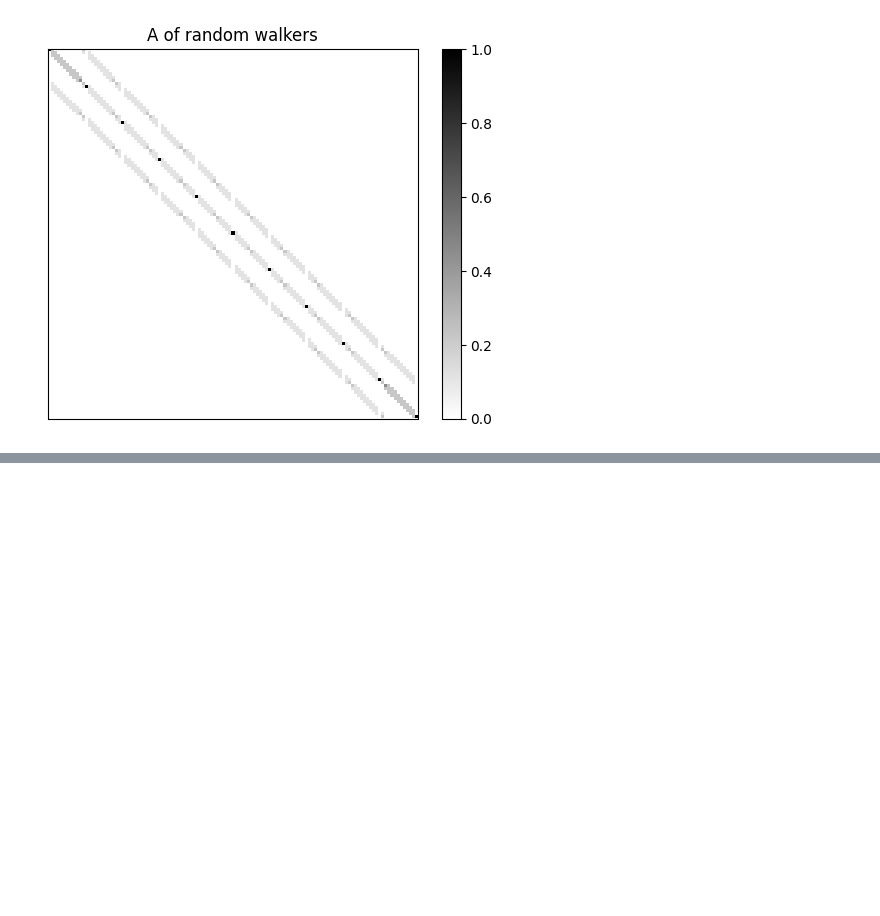
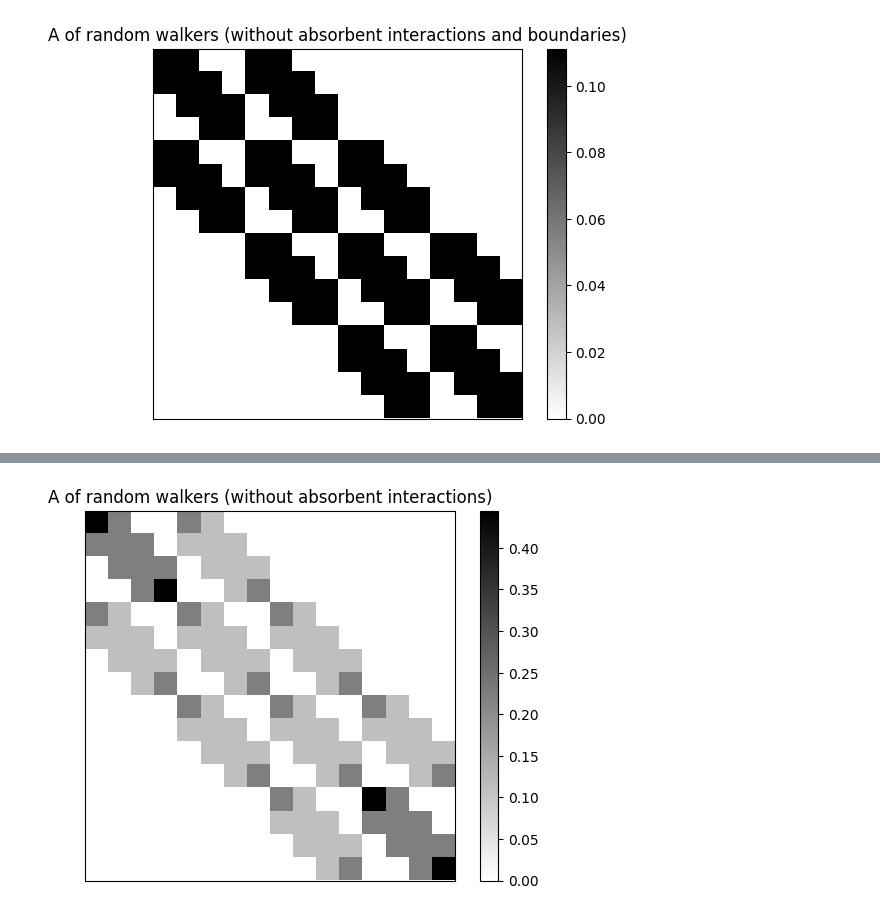
Before and after one commit to Buffoni/smart-walkers, a Jupyter notebook: walkers_energy_and_intelligence.ipynb, the cells around one changed output, grey strips where cells are left out. Saved outputs shown, nothing was run; the diff lists cells and outputs as text; code cells hidden in the pictures; blank space fills up the shorter version.

```diff
--- a/walkers_energy_and_intelligence.ipynb
+++ b/walkers_energy_and_intelligence.ipynb
@@ -1,14 +1,11 @@
 # %%
 import numpy as np
 from matplotlib import pyplot as plt
-from matplotlib import patches as mpatches
 from tqdm.notebook import tqdm
-from scipy.constants import Boltzmann
-from itertools import accumulate
 
-print(f'Costante di Boltzmann {Boltzmann} J/K')
-
-NUMBER_OF_SQUARES = 11
+NUMBER_OF_SQUARES = 4
 NUMBER_OF_GAMES = int(1e3)
 START_POS_ALICE = 1
 START_POS_BOB = NUMBER_OF_SQUARES - 2
+
+np.set_printoptions(formatter={'float': '{: 0.2f}'.format}, linewidth=100)
@@ -57,7 +52,7 @@ class Walker():
     self.memory['my_previous_move'] = my_move
     self.memory['other_walker_previous_position'] = other_position
 
-  def get_probability_tensor(self):
+  def get_policy_tensor(self):
     probability_tensor = np.zeros((self.world_dimension, self.world_dimension, 3))
     for i in range(self.world_dimension):
       for j in range(self.world_dimension):
@@ -234,8 +222,8 @@ for i in tqdm(range(NUMBER_OF_GAMES)):
   bob_rewards.append(bob_reward)
   meeting_squares.append(meeting_square)
 
-  alice_probability_tensor = alice.get_probability_tensor()
-  bob_probability_tensor = bob.get_probability_tensor()
+  alice_probability_tensor = alice.get_policy_tensor()
+  bob_probability_tensor = bob.get_policy_tensor()
 
   alice_entropy, alice_negentropy = calculate_entropy_of_probability_tensor(alice_probability_tensor)
   bob_entropy, bob_negentropy = calculate_entropy_of_probability_tensor(bob_probability_tensor)
@@ -412,31 +378,56 @@ def normlization_check_for_tensor(probability_tensor, tolerance=1e-10):
 # Calculate matrix A for random walkers and Alice with brain
 
 # Random walkers
-alice_random_probability_tensor = alice_random.get_probability_tensor()
-bob_random_probability_tensor = bob_random.get_probability_tensor()
+alice_random_probability_tensor = alice_random.get_policy_tensor()
+bob_random_probability_tensor = bob_random.get_policy_tensor()
 
-print('Probability tensors before imposing boundary conditions:')
-normlization_check_for_tensor(alice_random_probability_tensor)
-normlization_check_for_tensor(bob_random_probability_tensor)
+A_random_no_boundaries = build_matrix_A(alice_random_probability_tensor, bob_random_probability_tensor)
+
+# Print A matrix
+if NUMBER_OF_SQUARES <= 4:
+    print('A matrix of random walkers before adding absorbent interactions and boundaries:')
+    print(A_random_no_boundaries)
+
+# Make plot
+
+plt.imshow(A_random_no_boundaries, interpolation='nearest', cmap='binary')
+plt.colorbar()
+plt.title('A of random walkers (without absorbent interactions and boundaries)')
+plt.xticks([])
+plt.yticks([])
+plt.show()
 
 # Imposing reflective boundary conditions
 impose_reflective_boundary_conditions(alice_random_probability_tensor)
 impose_reflective_boundary_conditions(bob_random_probability_tensor)
 
-print('Probability tensors after imposing boundary conditions:')
-normlization_check_for_tensor(alice_random_probability_tensor)
-normlization_check_for_tensor(bob_random_probability_tensor)
-
 # Build A matrix
 
 A_random = build_matrix_A(alice_random_probability_tensor, bob_random_probability_tensor)
 
-print('A matrix before adding absorbent interactions:')
-normlization_check(A_random)
+# Print A matrix
+if NUMBER_OF_SQUARES <= 4:
+    print('A matrix of random walkers before adding absorbent interactions:')
+    print(A_random)
+
+# Make plot
+
+plt.imshow(A_random, interpolation='nearest', cmap='binary')
+plt.colorbar()
+plt.title('A of random walkers (without absorbent interactions)')
+plt.xticks([])
+plt.yticks([])
+plt.show()
 
 # Add absorbent interactions
 
 add_absorbent_interactions(A_random, NUMBER_OF_SQUARES)
+
+# Print A matrix
+
+if NUMBER_OF_SQUARES <= 4:
+    print('A matrix of random walkers after adding absorbent interactions:')
+    print(A_random)
 
 # Make plot
 
@@ -446,8 +437,4 @@ plt.title('A of random walkers')
 plt.xticks([])
 plt.yticks([])
 plt.show()
-
-# Check normalization
-print('A matrix after adding absorbent interactions:')
-normlization_check(A_random)
 # %% [output]
@@ -462 +458 @@ The matrix is normalized
-[figure, old version]
+[figure, new version]
@@ -464,0 +476 @@ The matrix is normalized
+[figure, added]
```
Also changed, not shown: parts of 10 cells of this notebook, 1 other file.
